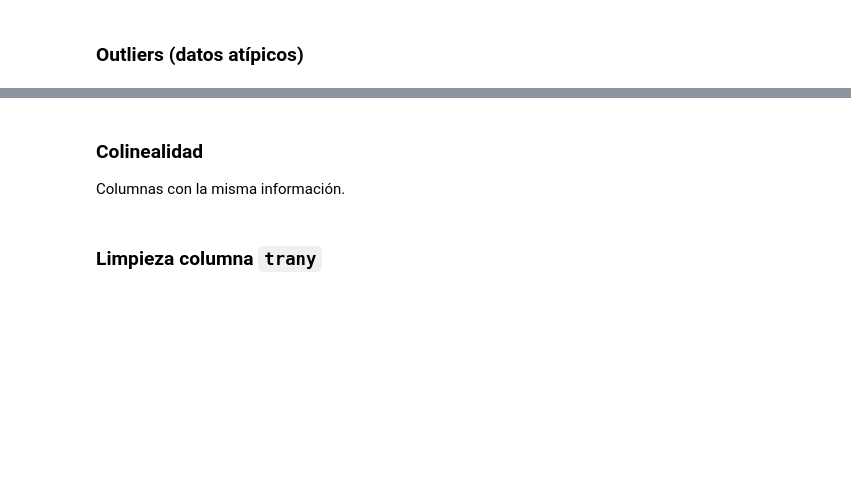
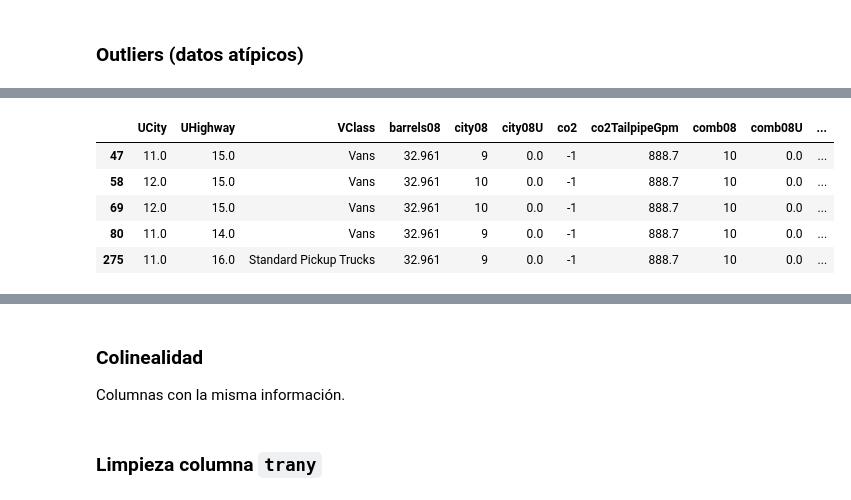
Before and after one commit to Ironhack-Data-Madrid-Abril-2021/Material_Clase, a Jupyter notebook: semana_2/2.2 - Data Cleaning .ipynb, the cells around one changed output, grey strips where cells are left out. Saved outputs shown, nothing was run; the diff lists cells and outputs as text; code cells hidden in the pictures; blank space fills up the shorter version.

```diff
--- a/semana_2/2.2 - Data Cleaning .ipynb
+++ b/semana_2/2.2 - Data Cleaning .ipynb
@@ -28,0 +302,2 @@ Nos fijaremos en las columnas numéricas.
+# %%
+df=df.drop(columns=lv_cols)
@@ -29,2 +308,8 @@ Nos fijaremos en las columnas numéricas.
 # %% [markdown]
 ### Outliers (datos atípicos)
+# %%
+stats=df.describe().T
+
+stats['IQR']=stats['75%']-stats['25%']
+
+stats.tail()
@@ -30,0 +323,4 @@ Nos fijaremos en las columnas numéricas.
+# %%
+outliers=pd.DataFrame(columns=df.columns)
+
+outliers
@@ -30,0 +329,16 @@ Nos fijaremos en las columnas numéricas.
+# %%
+for e in stats.index:
+
+    iqr=stats.at[e, 'IQR']
+
+    cutoff=1.5 * iqr
+
+    lower=stats.at[e, '25%']-cutoff
+    upper=stats.at[e, '75%']+cutoff
+
+    res=df[(df[e]<lower) | (df[e]>upper)].copy()
+
+    res['outliers']=e
+    outliers=outliers.append(res, sort=True)  # append de pandas no de listas
+
+outliers['outliers'].value_counts()
@@ -30,0 +363,9 @@ Nos fijaremos en las columnas numéricas.
+# %%
+outliers.head()
+# %% [output]
+|  | UCity | UHighway | VClass | barrels08 | city08 | city08U | co2 | co2TailpipeGpm | comb08 | comb08U | ... |
+| 47 | 11.0 | 15.0 | Vans | 32.961 | 9 | 0.0 | -1 | 888.7 | 10 | 0.0 | ... |
+| 58 | 12.0 | 15.0 | Vans | 32.961 | 10 | 0.0 | -1 | 888.7 | 10 | 0.0 | ... |
+| 69 | 12.0 | 15.0 | Vans | 32.961 | 10 | 0.0 | -1 | 888.7 | 10 | 0.0 | ... |
+| 80 | 11.0 | 14.0 | Vans | 32.961 | 9 | 0.0 | -1 | 888.7 | 10 | 0.0 | ... |
+| 275 | 11.0 | 16.0 | Standard Pickup Trucks | 32.961 | 9 | 0.0 | -1 | 888.7 | 10 | 0.0 | ... |
```
Also changed, not shown: parts of 37 cells of this notebook.
